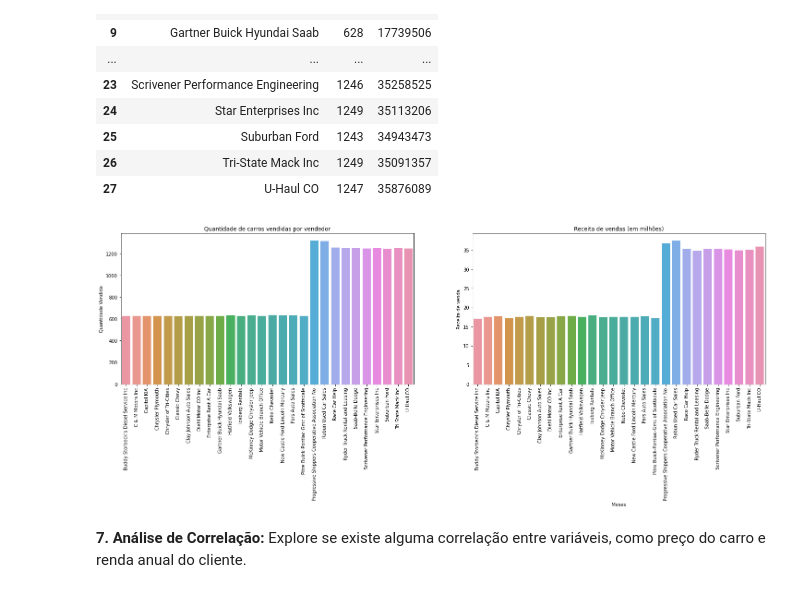
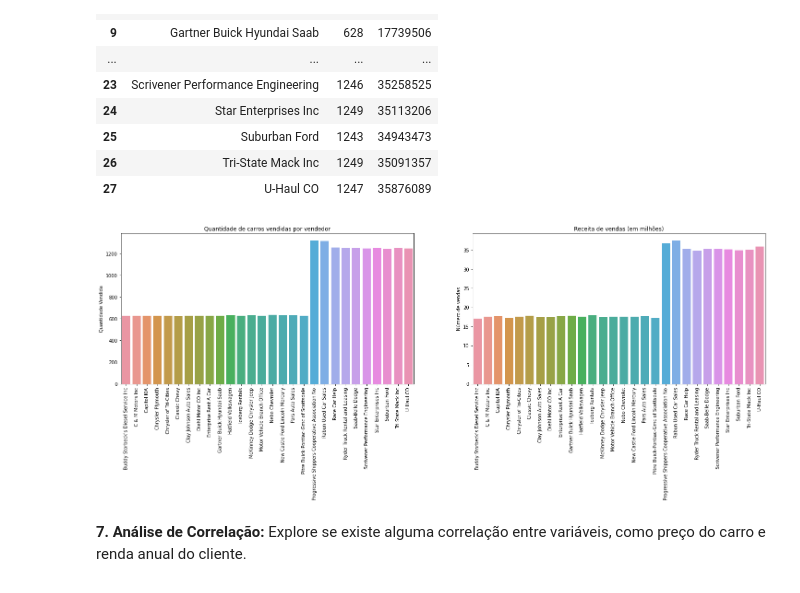
Before and after one commit to GabrielVila/Car-Sales-Report, a Jupyter notebook: projeto_carro.ipynb, the cells around one changed output. Saved outputs shown, nothing was run; the diff lists cells and outputs as text; code cells hidden in the pictures.

```diff
--- a/projeto_carro.ipynb
+++ b/projeto_carro.ipynb
@@ -515,28 +515,25 @@ des_rev
 # %%
 fig, axes = plt.subplots(1, 2, figsize=(25, 6))
 
 sns.barplot(data=des_rev, x='Dealer_Name', y='count', ax=axes[0])
 axes[0].tick_params(rotation=90, axis='x')
 
 
 sns.barplot(data=des_rev, x='Dealer_Name', y=des_rev['sum']/10**6, ax=axes[1])
 axes[1].tick_params(rotation=90, axis='x')
 
 axes[0].set_xlabel('')
 axes[1].set_xlabel('')
 
 axes[0].set_ylabel('Quantidade Vendida')
 axes[1].set_ylabel('Número de vendas')
 
 axes[0].set_title('Quantidade de carros vendidas por vendedor')
 axes[1].set_title('Receita de vendas (em milhões)')
 
-axes[1].set_xlabel('Meses')
-axes[1].set_ylabel('Receita de venda')
-
 plt.show()
 # %% [output]
-[figure, old version]
+[figure, new version]
 # %% [markdown]
 **7. Análise de Correlação:** Explore se existe alguma correlação entre variáveis, como preço do carro e renda anual do cliente.
 # %%
```
